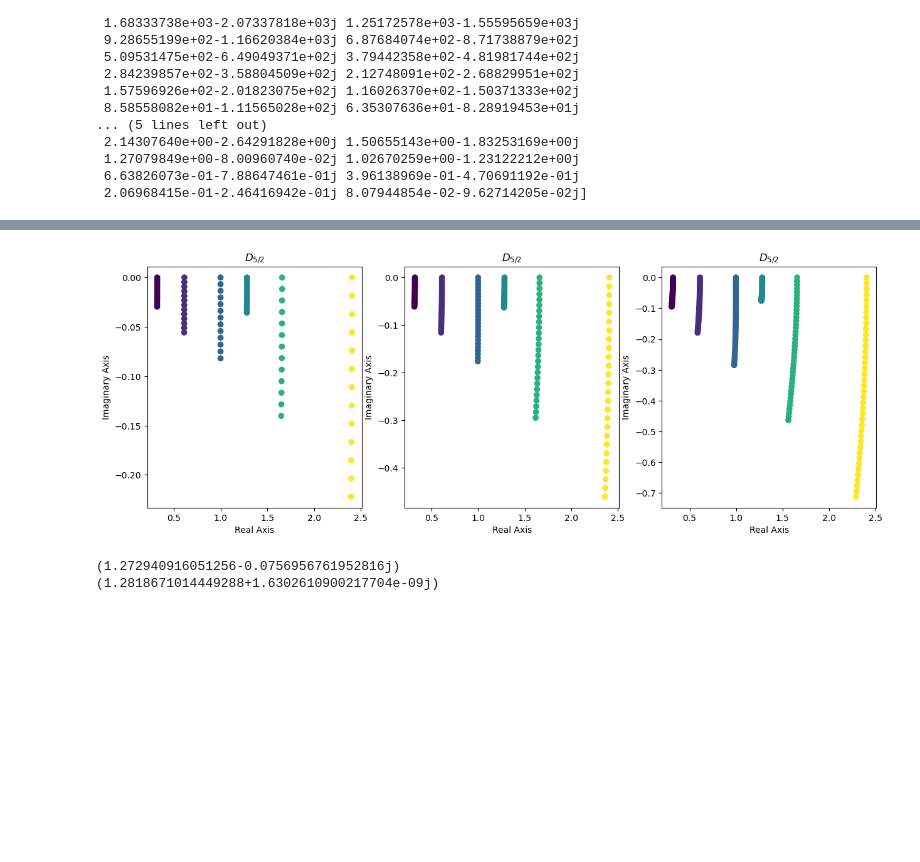
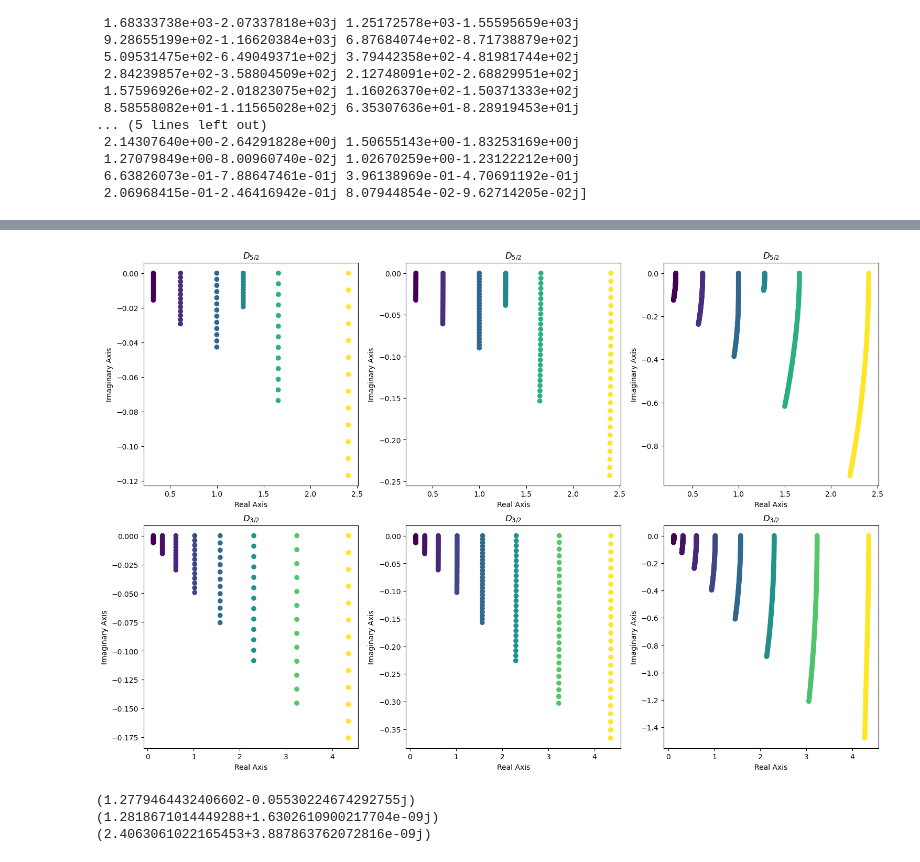
Before and after one commit to ellabeck03/halo-nuclei, a Jupyter notebook: Week 9/Complex Scaling Gaussians.ipynb, the cells around one changed output, grey strips where cells are left out. Saved outputs shown, nothing was run; the diff lists cells and outputs as text; code cells hidden in the pictures; blank space fills up the shorter version.

```diff
--- a/Week 9/Complex Scaling Gaussians.ipynb
+++ b/Week 9/Complex Scaling Gaussians.ipynb
@@ -290,7 +290,7 @@ The D 5/2 state eigenvalues are [3.79508446e+04-4.53054714e+04j 2.59312714e+04-3
  6.63826073e-01-7.88647461e-01j 3.96138969e-01-4.70691192e-01j
  2.06968415e-01-2.46416942e-01j 8.07944854e-02-9.62714205e-02j]
 # %%
-theta_values = np.linspace(0, 0.15, 40)
+theta_values = np.linspace(0, 0.2, 100)
 d_five_halfs_eigenvalue_theta_matrix = np.zeros(shape=(len(theta_values), SUM_LIMIT), dtype=np.complex_)
 for i in enumerate(theta_values):
     d_five_half_h_matrix, d_five_half_n_matrix = matrix_generation(2.5, 2, i[1])
@@ -303,9 +303,11 @@ for i in enumerate(theta_values):
     s_eigenvalues, s_eigenvectors = scipy.linalg.eig(s_h_matrix, s_n_matrix)
     s_half_eigenvalue_theta_matrix[i[0], :] = s_eigenvalues
 
-
-print(d_five_halfs_eigenvalue_theta_matrix[0, :10])
-
+d_three_halfs_eigenvalue_theta_matrix = np.zeros(shape=(len(theta_values), SUM_LIMIT), dtype=np.complex_)
+for i in enumerate(theta_values):
+    d_three_half_h_matrix, d_three_half_n_matrix = matrix_generation(1.5, 2, i[1])
+    d_three_half_eigenvalues, d_three_half_eigenvectors = scipy.linalg.eig(d_three_half_h_matrix, d_three_half_n_matrix)
+    d_three_halfs_eigenvalue_theta_matrix[i[0], :] = d_three_half_eigenvalues
 
 #print(d_five_halfs_eigenvalue_theta_matrix)
 #print(s_half_eigenvalue_theta_matrix)
@@ -341,42 +314,95 @@ print(d_five_halfs_eigenvalue_theta_matrix[3, 30:])
 # %%
-fig = plt.figure(figsize=(15, 5))
-spec = fig.add_gridspec(ncols=3, nrows=1)
+fig = plt.figure(figsize=(15, 10), layout='constrained')
+spec = fig.add_gridspec(ncols=3, nrows=2)
 ax_1 = fig.add_subplot(spec[0, 0])
 ax_2 = fig.add_subplot(spec[0, 1])
 ax_3 = fig.add_subplot(spec[0, 2])
+ax_4 = fig.add_subplot(spec[1, 0])
+ax_5 = fig.add_subplot(spec[1, 1])
+ax_6 = fig.add_subplot(spec[1, 2])
 
-theta_values_parital_1 = np.linspace(0, 0.5, 13)
-theta_values_parital_2 = np.linspace(0, 0.10, 26)
+theta_values_parital_1 = np.linspace(0, 0.2 * 0.33333, 13)
+theta_values_parital_2 = np.linspace(0, 0.2 * 0.66666, 26)
+
 
 for i in enumerate(theta_values_parital_1):
     ax_1.scatter(np.real(d_five_halfs_eigenvalue_theta_matrix[i[0], 33:39]),
                np.imag(d_five_halfs_eigenvalue_theta_matrix[i[0], 33:39]), c=(d_five_halfs_eigenvalue_theta_matrix[i[0], 33:39]), cmap='viridis')
 ax_1.set_xlabel('Real Axis')
 ax_1.set_ylabel('Imaginary Axis')
 ax_1.set_title(r'$D_{5/2}$')
 
 for i in enumerate(theta_values_parital_2):
     ax_2.scatter(np.real(d_five_halfs_eigenvalue_theta_matrix[i[0], 33:39]),
                np.imag(d_five_halfs_eigenvalue_theta_matrix[i[0], 33:39]), c=(d_five_halfs_eigenvalue_theta_matrix[i[0], 33:39]), cmap='viridis')
 ax_2.set_xlabel('Real Axis')
 ax_2.set_ylabel('Imaginary Axis')
 ax_2.set_title(r'$D_{5/2}$')
 
 for i in enumerate(theta_values):
     ax_3.scatter(np.real(d_five_halfs_eigenvalue_theta_matrix[i[0], 33:39]),
                np.imag(d_five_halfs_eigenvalue_theta_matrix[i[0], 33:39]), c=(d_five_halfs_eigenvalue_theta_matrix[i[0], 33:39]), cmap='viridis')
 # ax_3.scatter(np.real(d_five_halfs_eigenvalue_theta_matrix[39, 35]), np.imag(d_five_halfs_eigenvalue_theta_matrix[39, 35]), c='r')
 ax_3.set_xlabel('Real Axis')
 ax_3.set_ylabel('Imaginary Axis')
 ax_3.set_title(r'$D_{5/2}$')
 
+"""
+ax_1.scatter(np.real(d_five_halfs_eigenvalue_theta_matrix[13, 33:39]),
+             np.imag(d_five_halfs_eigenvalue_theta_matrix[13, 33:39]), c=(d_five_halfs_eigenvalue_theta_matrix[13, 33:39]), cmap='viridis')
+ax_2.scatter(np.real(d_five_halfs_eigenvalue_theta_matrix[26, 33:39]),
+             np.imag(d_five_halfs_eigenvalue_theta_matrix[26, 33:39]), c=(d_five_halfs_eigenvalue_theta_matrix[26, 33:39]), cmap='viridis')
+ax_3.scatter(np.real(d_five_halfs_eigenvalue_theta_matrix[40, 33:39]),
+             np.imag(d_five_halfs_eigenvalue_theta_matrix[40, 33:39]), c=(d_five_halfs_eigenvalue_theta_matrix[40, 33:39]), cmap='viridis')
+ax_1.set_xlabel('Real Axis')
+ax_1.set_ylabel('Imaginary Axis')
+ax_1.set_title(r'$D_{5/2}$')
+ax_2.set_xlabel('Real Axis')
+ax_2.set_ylabel('Imaginary Axis')
+ax_2.set_title(r'$D_{5/2}$')
+ax_3.set_xlabel('Real Axis')
+ax_3.set_ylabel('Imaginary Axis')
+ax_3.set_title(r'$D_{5/2}$')
+"""
+
+a = 32
+
+b = 40
+
+for i in enumerate(theta_values_parital_1):
+    ax_4.scatter(np.real(d_three_halfs_eigenvalue_theta_matrix[i[0], a:b]),
+               np.imag(d_three_halfs_eigenvalue_theta_matrix[i[0], a:b]), c=(d_three_halfs_eigenvalue_theta_matrix[i[0], a:b]), cmap='viridis')
+ax_4.set_xlabel('Real Axis')
+ax_4.set_ylabel('Imaginary Axis')
+ax_4.set_title(r'$D_{3/2}$')
+
+for i in enumerate(theta_values_parital_2):
+    ax_5.scatter(np.real(d_three_halfs_eigenvalue_theta_matrix[i[0], a:b]),
+               np.imag(d_three_halfs_eigenvalue_theta_matrix[i[0], a:b]), c=(d_three_halfs_eigenvalue_theta_matrix[i[0], a:b]), cmap='viridis')
+ax_5.set_xlabel('Real Axis')
+ax_5.set_ylabel('Imaginary Axis')
+ax_5.set_title(r'$D_{3/2}$')
+
+for i in enumerate(theta_values):
+    #print(d_three_halfs_eigenvalue_theta_matrix[i[0], 33:39])
+    ax_6.scatter(np.real(d_three_halfs_eigenvalue_theta_matrix[i[0], a:b]),
+               np.imag(d_three_halfs_eigenvalue_theta_matrix[i[0], a:b]), c=(d_three_halfs_eigenvalue_theta_matrix[i[0], a:b]), cmap='viridis')
+# ax_3.scatter(np.real(d_five_halfs_eigenvalue_theta_matrix[39, 35]), np.imag(d_five_halfs_eigenvalue_theta_matrix[39, 35]), c='r')
+ax_6.set_xlabel('Real Axis')
+ax_6.set_ylabel('Imaginary Axis')
+ax_6.set_title(r'$D_{3/2}$')
+
 plt.savefig('D_five_half_resonace.png')
 plt.show()
+plt.close()
 # %% [output]
-[figure, old version]
+[figure, new version]
 # %%
 print(d_five_halfs_eigenvalue_theta_matrix[39, 35])
 print(d_five_halfs_eigenvalue_theta_matrix[0, 35])
+
+print(d_five_halfs_eigenvalue_theta_matrix[0, 33])
 # %% [output]
-(1.272940916051256-0.0756956761952816j)
+(1.2779464432406602-0.05530224674292755j)
 (1.2818671014449288+1.6302610900217704e-09j)
+(2.4063061022165453+3.887863762072816e-09j)
```
Also changed, not shown: parts of 4 cells of this notebook.
